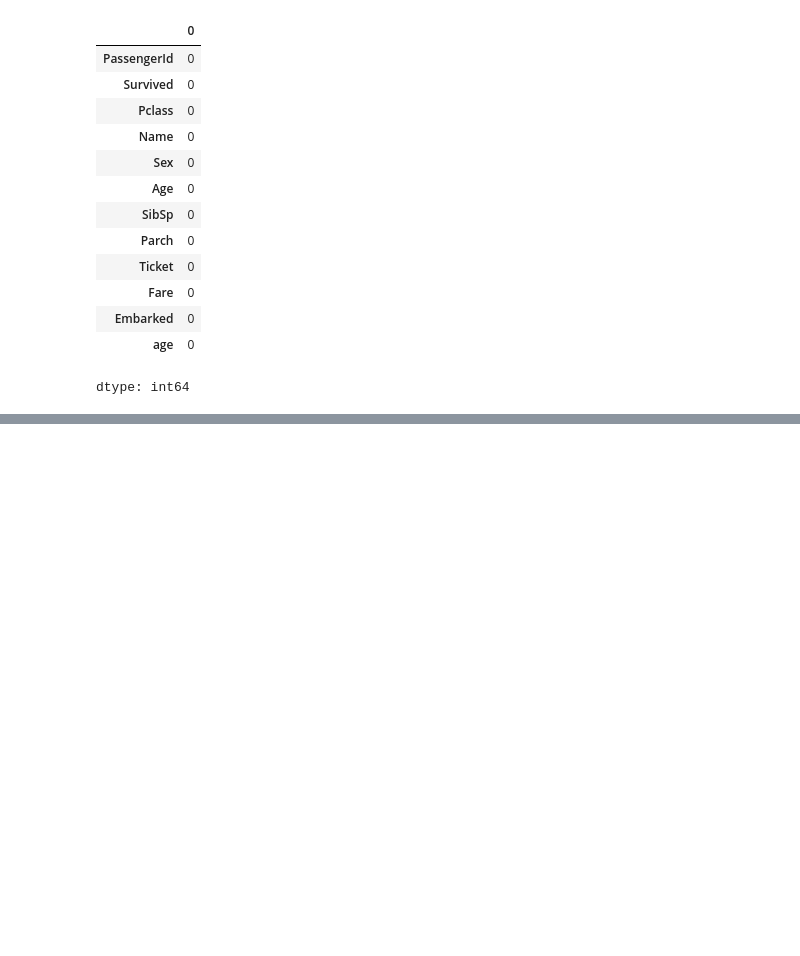
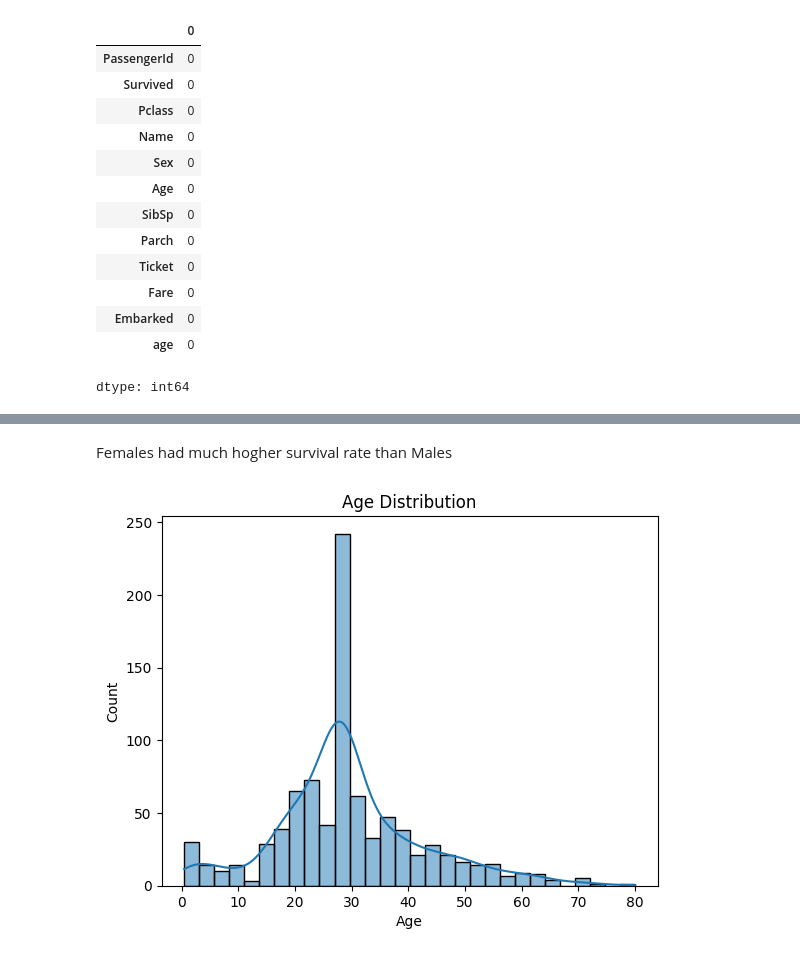
Before and after one commit to szeeshanZ123/CODSOFT, a Jupyter notebook: titanic.ipynb, the cells around one changed output, grey strips where cells are left out. Saved outputs shown, nothing was run; the diff lists cells and outputs as text; code cells hidden in the pictures; blank space fills up the shorter version.

```diff
--- a/titanic.ipynb
+++ b/titanic.ipynb
@@ -65,0 +86,8 @@ df['Embarked']=df['Embarked'].fillna(common_em)
+# %% [markdown]
+Females had much hogher survival rate than Males
+# %%
+sns.histplot(df['Age'],kde=True)
+plt.title("Age Distribution")
+plt.show()
+# %% [output]
+[figure, added]
```
Also changed, not shown: parts of 10 cells of this notebook.
